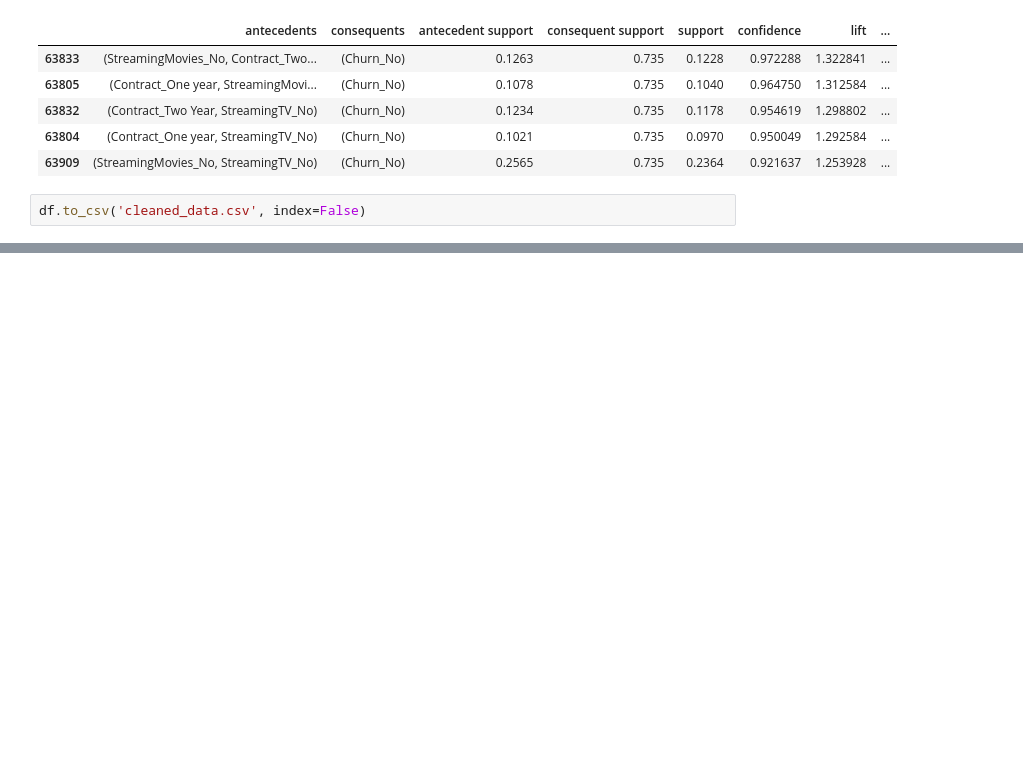
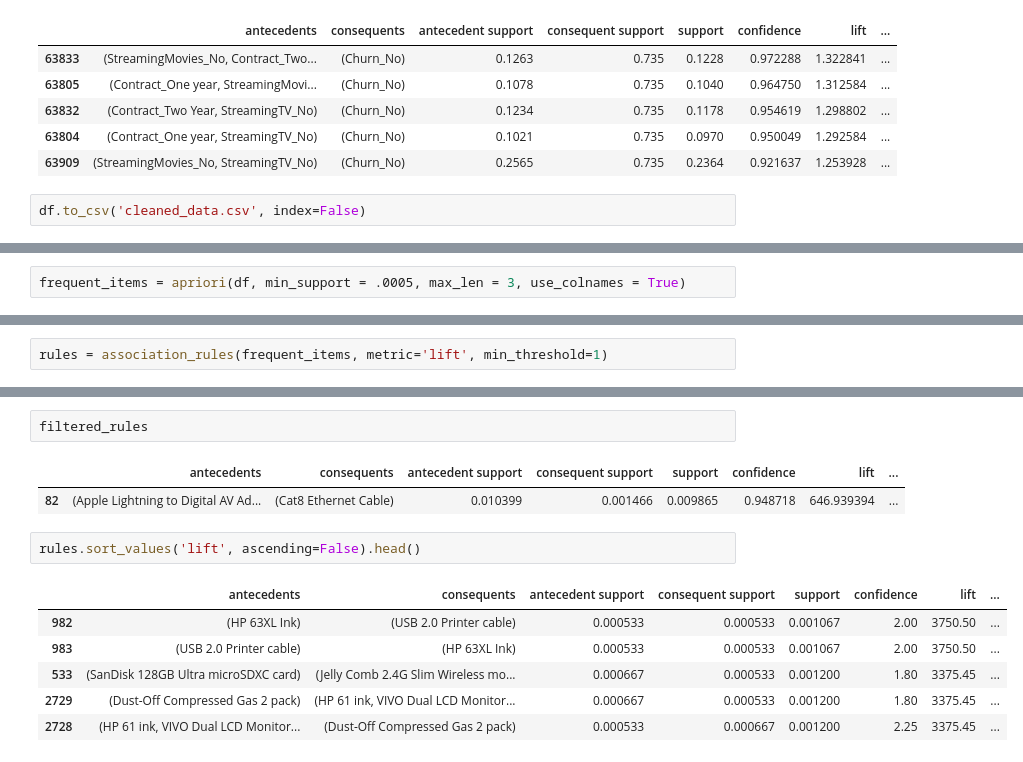
Before and after one commit to jlrosales8/D212_Market_Basket_Analysis, a Jupyter notebook: D212_Market_Basket_Analysis.ipynb, the cells around one changed output, grey strips where cells are left out. Cells and saved outputs as stored; diff of their text form; blank space fills up the shorter version.

Commit message:
had to rerun the model with the adjusted dataset. churn wasnt used but a dataset from Apple

```diff
--- a/D212_Market_Basket_Analysis.ipynb
+++ b/D212_Market_Basket_Analysis.ipynb
@@ -376,0 +436,2 @@ df.to_csv('cleaned_data.csv', index=False)
+# %%
+frequent_items = apriori(df, min_support = .0005, max_len = 3, use_colnames = True)
@@ -376,0 +451,2 @@ df.to_csv('cleaned_data.csv', index=False)
+# %%
+rules = association_rules(frequent_items, metric='lift', min_threshold=1)
@@ -376,0 +517,14 @@ df.to_csv('cleaned_data.csv', index=False)
+# %%
+filtered_rules
+# %% [output]
+|  | antecedents | consequents | antecedent support | consequent support | support | confidence | lift | ... |
+| 82 | (Apple Lightning to Digital AV Ad... | (Cat8 Ethernet Cable) | 0.010399 | 0.001466 | 0.009865 | 0.948718 | 646.939394 | ... |
+# %%
+rules.sort_values('lift', ascending=False).head()
+# %% [output]
+|  | antecedents | consequents | antecedent support | consequent support | support | confidence | lift | ... |
+| 982 | (HP 63XL Ink) | (USB 2.0 Printer cable) | 0.000533 | 0.000533 | 0.001067 | 2.00 | 3750.50 | ... |
+| 983 | (USB 2.0 Printer cable) | (HP 63XL Ink) | 0.000533 | 0.000533 | 0.001067 | 2.00 | 3750.50 | ... |
+| 533 | (SanDisk 128GB Ultra microSDXC card) | (Jelly Comb 2.4G Slim Wireless mo... | 0.000667 | 0.000533 | 0.001200 | 1.80 | 3375.45 | ... |
+| 2729 | (Dust-Off Compressed Gas 2 pack) | (HP 61 ink, VIVO Dual LCD Monitor... | 0.000667 | 0.000533 | 0.001200 | 1.80 | 3375.45 | ... |
+| 2728 | (HP 61 ink, VIVO Dual LCD Monitor... | (Dust-Off Compressed Gas 2 pack) | 0.000533 | 0.000667 | 0.001200 | 2.25 | 3375.45 | ... |
```
Also changed, not shown: parts of 23 cells of this notebook, 2 other files.
